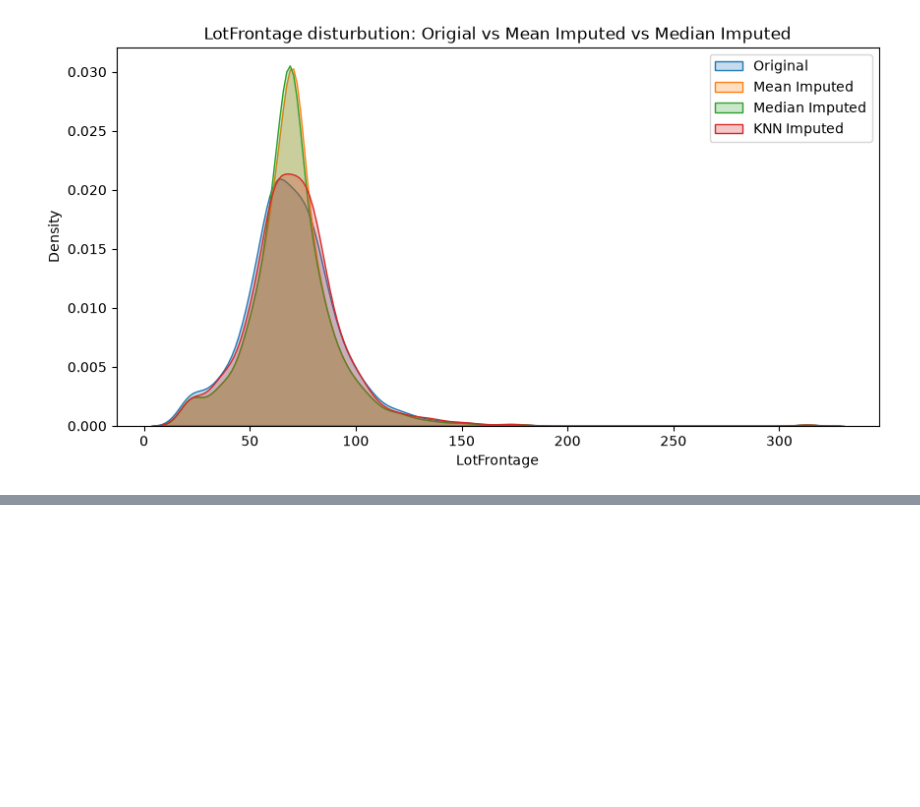
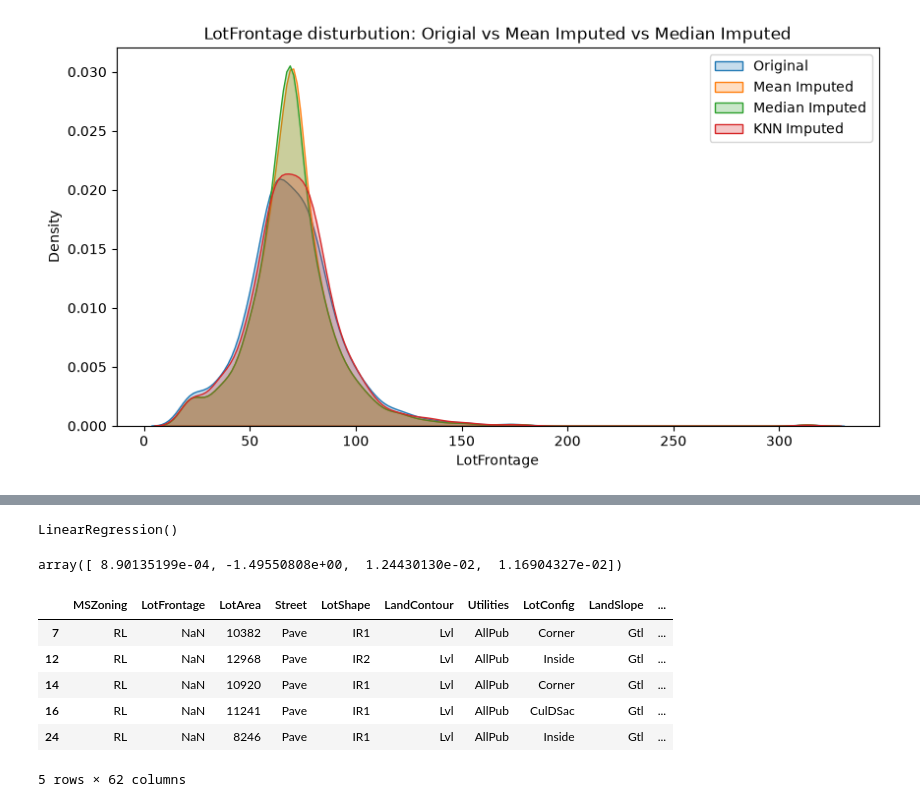
Before and after one commit to kanakamsandeep746-source/FeatureEngineering, a Jupyter notebook: feature.ipynb, the cells around one changed output, grey strips where cells are left out. Drawn from its saved outputs; the diff is of its cells as text; code cells hidden in the pictures; blank space fills up the shorter version.

```diff
--- a/feature.ipynb
+++ b/feature.ipynb
@@ -294,0 +297,4 @@ plt.show()
+# %%
+df_reg=df3.copy()
+train_data=df_reg.dropna(subset=["LotFrontage"])
+test_data=df_reg[df_reg["LotFrontage"].isnull()]
@@ -294,0 +347,18 @@ plt.show()
+# %%
+reg.fit(X_train,Y_train)
+# %% [output]
+LinearRegression()
+# %%
+reg.coef_
+# %% [output]
+array([ 8.90135199e-04, -1.49550808e+00,  1.24430130e-02,  1.16904327e-02])
+# %%
+test_data.head()
+# %% [output]
+|  | MSZoning | LotFrontage | LotArea | Street | LotShape | LandContour | Utilities | LotConfig | LandSlope | ... |
+| 7 | RL | NaN | 10382 | Pave | IR1 | Lvl | AllPub | Corner | Gtl | ... |
+| 12 | RL | NaN | 12968 | Pave | IR2 | Lvl | AllPub | Inside | Gtl | ... |
+| 14 | RL | NaN | 10920 | Pave | IR1 | Lvl | AllPub | Corner | Gtl | ... |
+| 16 | RL | NaN | 11241 | Pave | IR1 | Lvl | AllPub | CulDSac | Gtl | ... |
+| 24 | RL | NaN | 8246 | Pave | IR1 | Lvl | AllPub | Inside | Gtl | ... |
+5 rows × 62 columns
```
Also changed, not shown: parts of 23 cells of this notebook, 2 other files.
